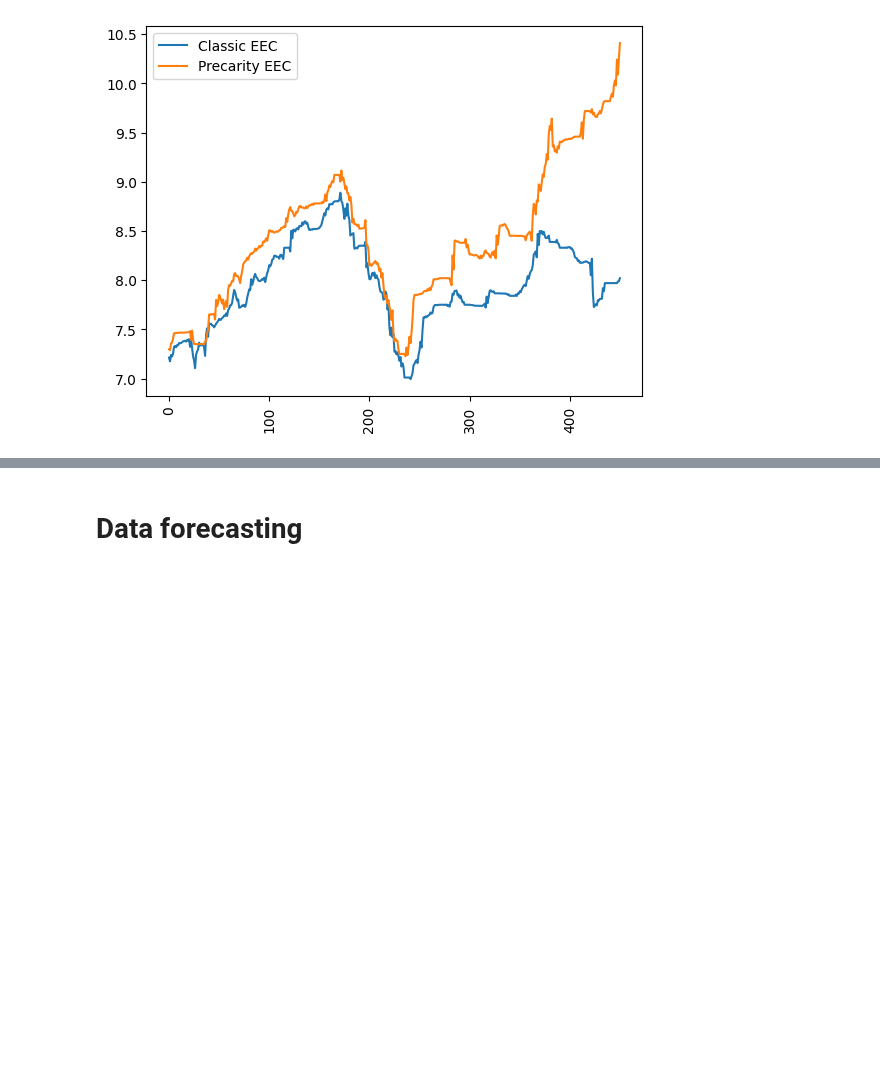
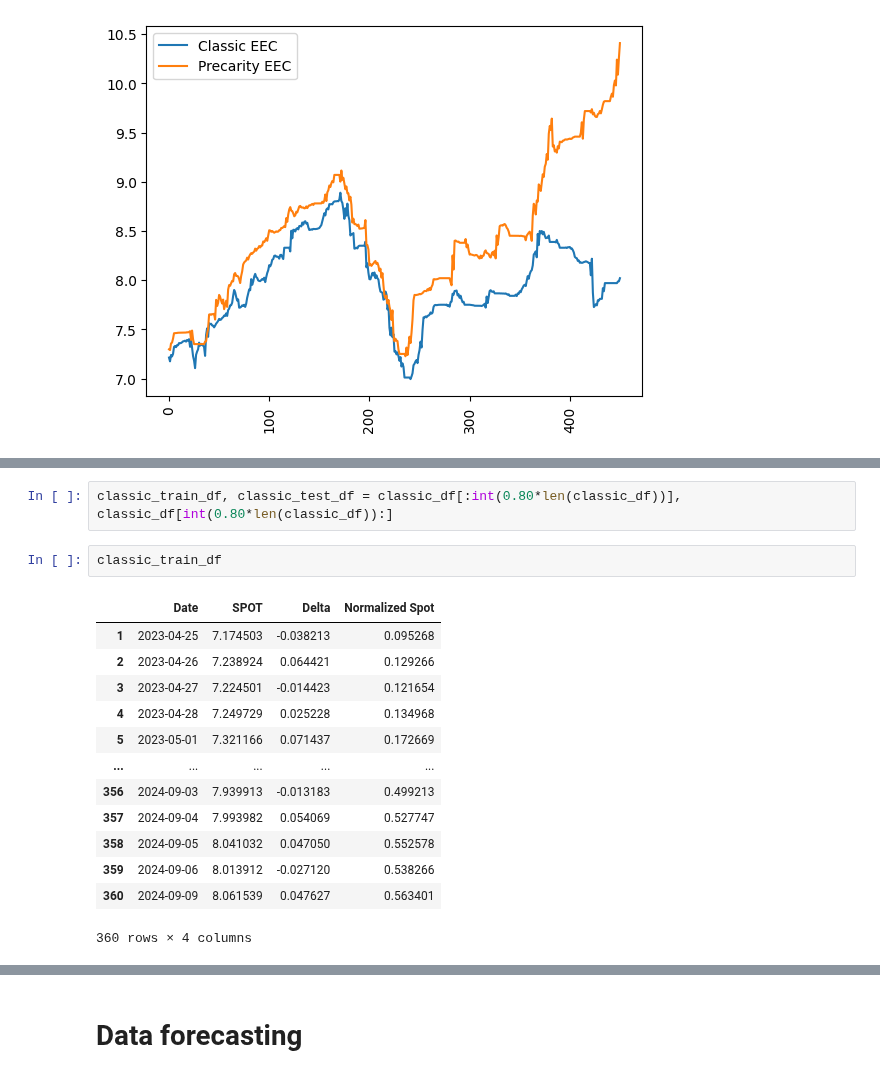
Before and after one commit to R4nd0mnam3/Time_series_Prediction, a Jupyter notebook: main.ipynb, the cells around one changed output, grey strips where cells are left out. Saved outputs shown, nothing was run; the diff lists cells and outputs as text; blank space fills up the shorter version.

```diff
--- a/main.ipynb
+++ b/main.ipynb
@@ -115,0 +158,18 @@ plt.show()
+# %%
+classic_train_df, classic_test_df = classic_df[:int(0.80*len(classic_df))], classic_df[int(0.80*len(classic_df)):]
+# %%
+classic_train_df
+# %% [output]
+|  | Date | SPOT | Delta | Normalized Spot |
+| 1 | 2023-04-25 | 7.174503 | -0.038213 | 0.095268 |
+| 2 | 2023-04-26 | 7.238924 | 0.064421 | 0.129266 |
+| 3 | 2023-04-27 | 7.224501 | -0.014423 | 0.121654 |
+| 4 | 2023-04-28 | 7.249729 | 0.025228 | 0.134968 |
+| 5 | 2023-05-01 | 7.321166 | 0.071437 | 0.172669 |
+| ... | ... | ... | ... | ... |
+| 356 | 2024-09-03 | 7.939913 | -0.013183 | 0.499213 |
+| 357 | 2024-09-04 | 7.993982 | 0.054069 | 0.527747 |
+| 358 | 2024-09-05 | 8.041032 | 0.047050 | 0.552578 |
+| 359 | 2024-09-06 | 8.013912 | -0.027120 | 0.538266 |
+| 360 | 2024-09-09 | 8.061539 | 0.047627 | 0.563401 |
+360 rows × 4 columns
```
Also changed, not shown: parts of 24 cells of this notebook, 4 other files.
